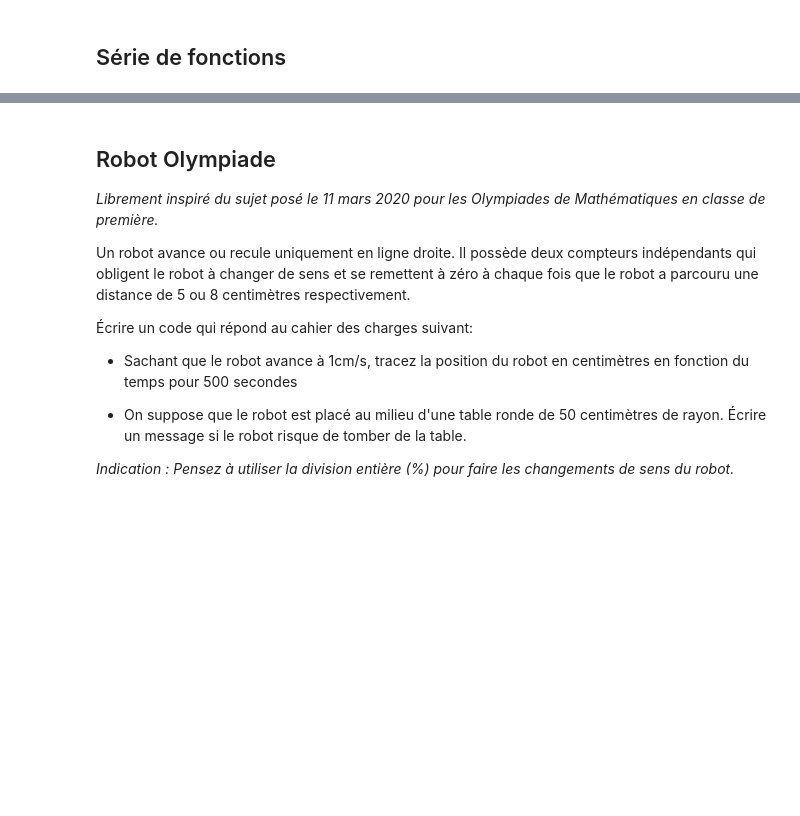
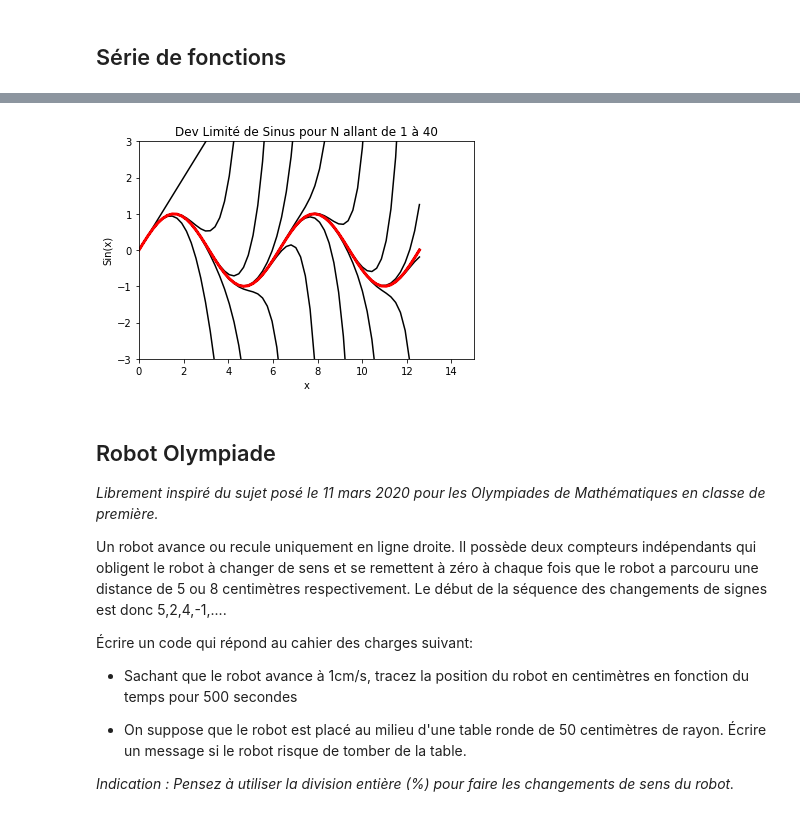
Before and after one commit to laurentwitkowski/LU2ME103, a Jupyter notebook: TP2_2019_2020.ipynb, the cells around one changed output, grey strips where cells are left out. Cells and saved outputs as stored; diff of their text form; code cells hidden in the pictures; blank space fills up the shorter version.

```diff
--- a/TP2_2019_2020.ipynb
+++ b/TP2_2019_2020.ipynb
@@ -54,3 +144,25 @@ comme le montre la figure ci-dessous.
+# %%
+x = np.linspace(0,4*np.pi,60) # 60 points sont suffisants
+N = 40
+sin_N = np.zeros(np.size(x)) # Initialise le tableau a 0 de la taille de x
+
+# boucle pour l'ordre N du developpement limité
+for n in range (N):
+    sin_N = sin_N + (-1)**n/np.math.factorial(2*n+1)*x**(2*n+1)
+    plt.plot(x,sin_N,'k')
+
+
+
+plt.plot(x,np.sin(x),'r',lw=3)
+plt.xlim([0,15])
+plt.ylim([-3,3])
+plt.title('Dev Limité de Sinus pour N allant de 1 à '+str(N))
+plt.xlabel('x')
+plt.ylabel('Sin(x)')
+plt.savefig('DevLimitSinus.png')
+plt.show()
+# %% [output]
+[figure, added]
 # %% [markdown]
 ## Robot Olympiade
 
@@ -59,7 +171,7 @@ comme le montre la figure ci-dessous.
 Un robot avance ou recule uniquement en ligne droite. Il possède deux compteurs
 indépendants qui obligent le robot à changer de sens et se remettent à zéro
 à chaque fois que le robot a parcouru une distance de 5 ou 8 centimètres
-respectivement.
+respectivement. Le début de la séquence des changements de signes est donc 5,2,4,-1,....
 
 Écrire un code qui répond au cahier des charges suivant:
 
```
Also changed, not shown: parts of 11 cells of this notebook.
